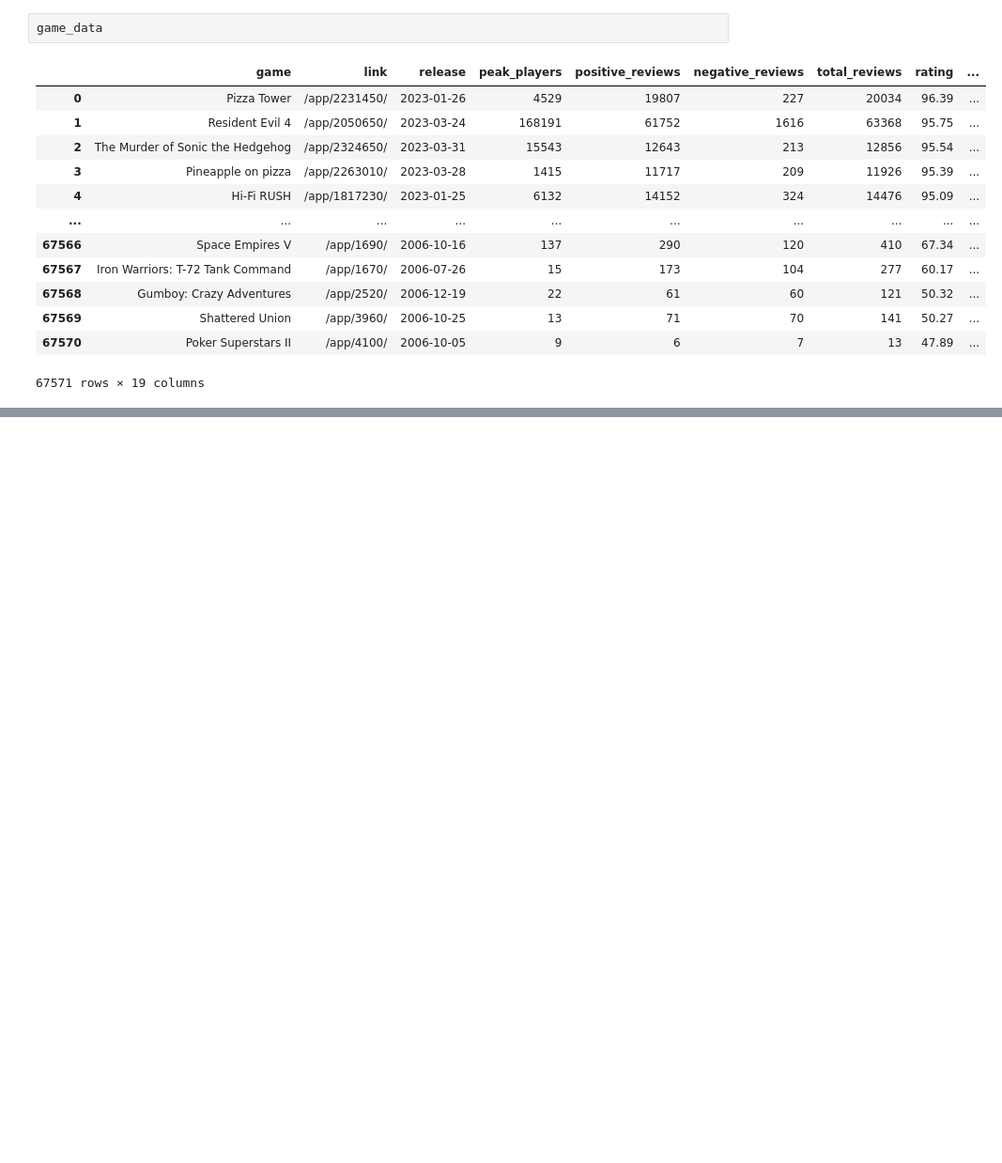
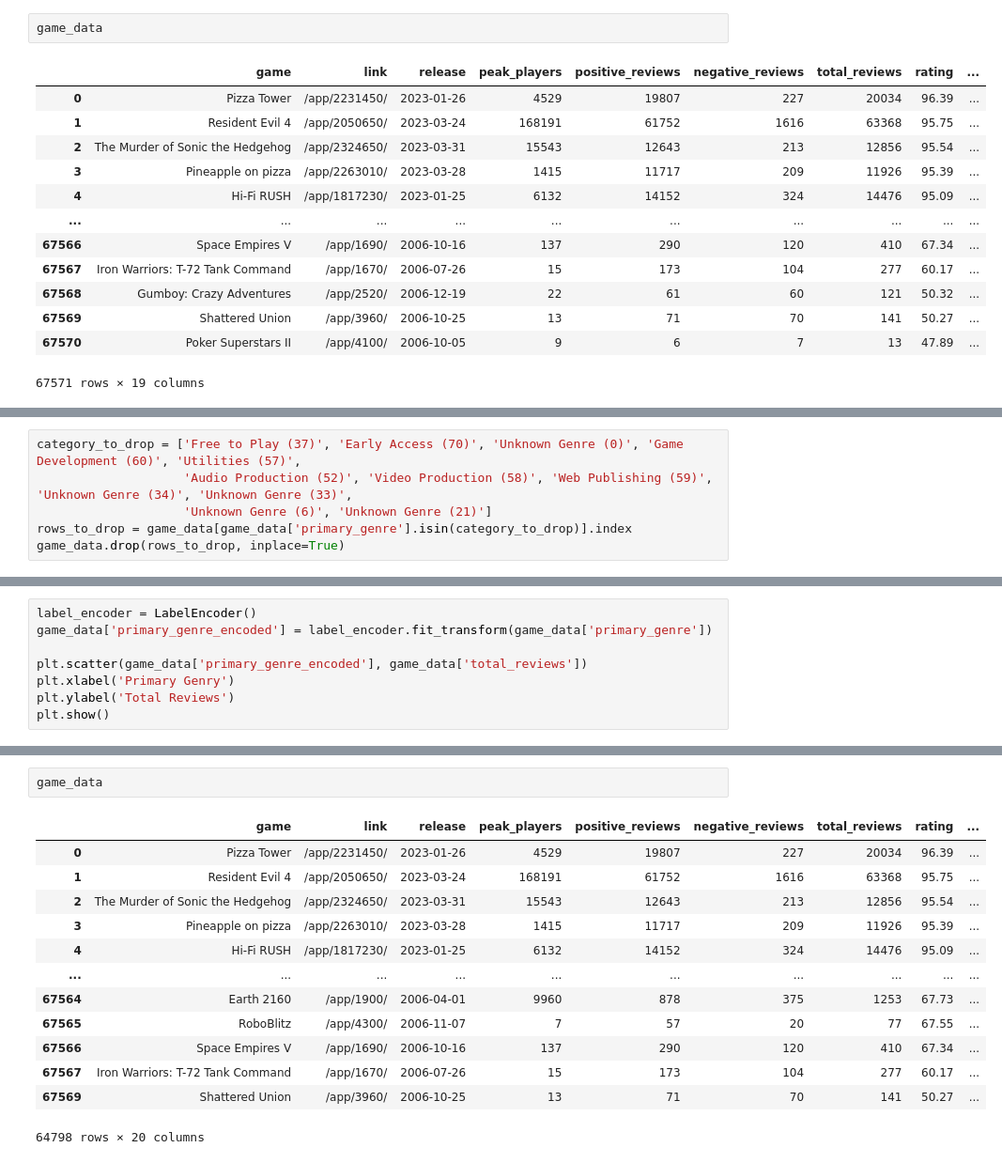
Before and after one commit to infoshareacademy/jdszr14-Data_Geeks, a Jupyter notebook: Projekt_Python/src/read_data.ipynb, the cells around one changed output, grey strips where cells are left out. Shown: that part at 94% size. Cells and saved outputs as stored; diff of their text form; blank space fills up the shorter version.

```diff
--- a/Projekt_Python/src/read_data.ipynb
+++ b/Projekt_Python/src/read_data.ipynb
@@ -151,0 +73,6 @@ merge_data[merge_data["link_x"] != merge_data["link_y"]]
+# %%
+category_to_drop = ['Free to Play (37)', 'Early Access (70)', 'Unknown Genre (0)', 'Game Development (60)', 'Utilities (57)',
+                    'Audio Production (52)', 'Video Production (58)', 'Web Publishing (59)', 'Unknown Genre (34)', 'Unknown Genre (33)',
+                    'Unknown Genre (6)', 'Unknown Genre (21)']
+rows_to_drop = game_data[game_data['primary_genre'].isin(category_to_drop)].index
+game_data.drop(rows_to_drop, inplace=True)
@@ -151,0 +99,8 @@ merge_data[merge_data["link_x"] != merge_data["link_y"]]
+# %%
+label_encoder = LabelEncoder()
+game_data['primary_genre_encoded'] = label_encoder.fit_transform(game_data['primary_genre'])
+
+plt.scatter(game_data['primary_genre_encoded'], game_data['total_reviews'])
+plt.xlabel('Primary Genry')
+plt.ylabel('Total Reviews')
+plt.show()
@@ -151,0 +109,16 @@ merge_data[merge_data["link_x"] != merge_data["link_y"]]
+# %%
+game_data
+# %% [output]
+|  | game | link | release | peak_players | positive_reviews | negative_reviews | total_reviews | rating | ... |
+| 0 | Pizza Tower | /app/2231450/ | 2023-01-26 | 4529 | 19807 | 227 | 20034 | 96.39 | ... |
+| 1 | Resident Evil 4 | /app/2050650/ | 2023-03-24 | 168191 | 61752 | 1616 | 63368 | 95.75 | ... |
+| 2 | The Murder of Sonic the Hedgehog | /app/2324650/ | 2023-03-31 | 15543 | 12643 | 213 | 12856 | 95.54 | ... |
+| 3 | Pineapple on pizza | /app/2263010/ | 2023-03-28 | 1415 | 11717 | 209 | 11926 | 95.39 | ... |
+| 4 | Hi-Fi RUSH | /app/1817230/ | 2023-01-25 | 6132 | 14152 | 324 | 14476 | 95.09 | ... |
+| ... | ... | ... | ... | ... | ... | ... | ... | ... | ... |
+| 67564 | Earth 2160 | /app/1900/ | 2006-04-01 | 9960 | 878 | 375 | 1253 | 67.73 | ... |
+| 67565 | RoboBlitz | /app/4300/ | 2006-11-07 | 7 | 57 | 20 | 77 | 67.55 | ... |
+| 67566 | Space Empires V | /app/1690/ | 2006-10-16 | 137 | 290 | 120 | 410 | 67.34 | ... |
+| 67567 | Iron Warriors: T-72 Tank Command | /app/1670/ | 2006-07-26 | 15 | 173 | 104 | 277 | 60.17 | ... |
+| 67569 | Shattered Union | /app/3960/ | 2006-10-25 | 13 | 71 | 70 | 141 | 50.27 | ... |
+64798 rows × 20 columns
```
Also changed, not shown: parts of 16 cells of this notebook.
